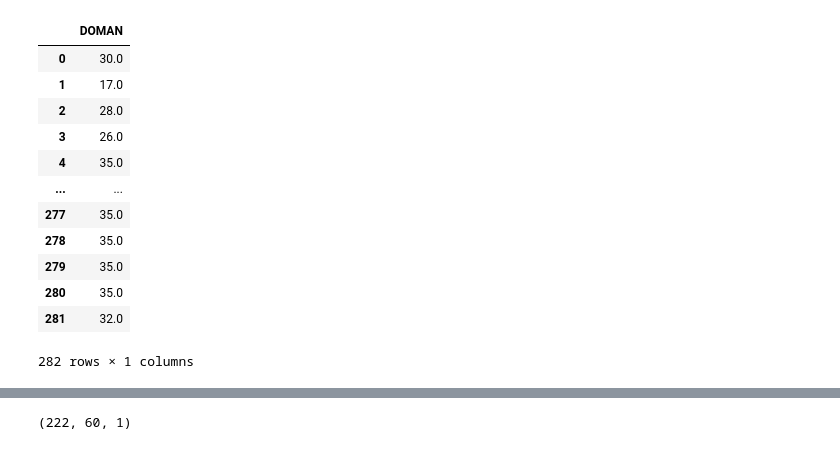
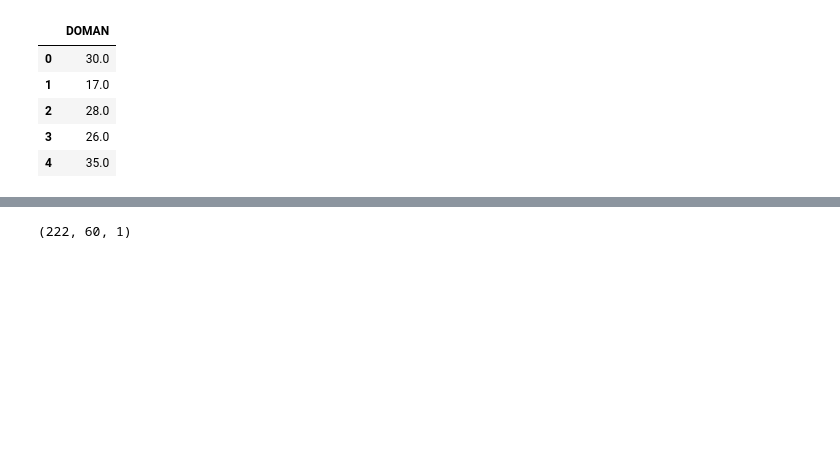
Before and after one commit to tambuingoc/Demo_Project_PY, a Jupyter notebook: Du_an_PY/prepairtation_2021_20.ipynb, the cells around one changed output, grey strips where cells are left out. Drawn from its saved outputs; the diff is of its cells as text; code cells hidden in the pictures; blank space fills up the shorter version.

```diff
--- a/Du_an_PY/prepairtation_2021_20.ipynb
+++ b/Du_an_PY/prepairtation_2021_20.ipynb
@@ -27,21 +25,14 @@ TSS_training = year_train.drop(['YYYY','MM','DD','TIME','TEMP','DOMAN','PH','NH3
 DO_training = year_train.drop(['YYYY','MM','DD','TIME','TEMP','DOMAN','PH','NH3','H2S','TSS','COD'], axis = 1)
 COD_training = year_train.drop(['YYYY','MM','DD','TIME','TEMP','DOMAN','PH','NH3','H2S','TSS','DO'], axis = 1)
 # %%
-Do_man_training
+Do_man_training.head()
 # %% [output]
 |  | DOMAN |
 | 0 | 30.0 |
 | 1 | 17.0 |
 | 2 | 28.0 |
 | 3 | 26.0 |
 | 4 | 35.0 |
-| ... | ... |
-| 277 | 35.0 |
-| 278 | 35.0 |
-| 279 | 35.0 |
-| 280 | 35.0 |
-| 281 | 32.0 |
-282 rows × 1 columns
 # %%
 #Test value
 Nhiet_do_test = year_test.drop(['YYYY','MM','DD','TIME','DOMAN','PH','NH3','H2S','TSS','DO','COD'], axis = 1)
```
Also changed, not shown: parts of 4 cells of this notebook.
